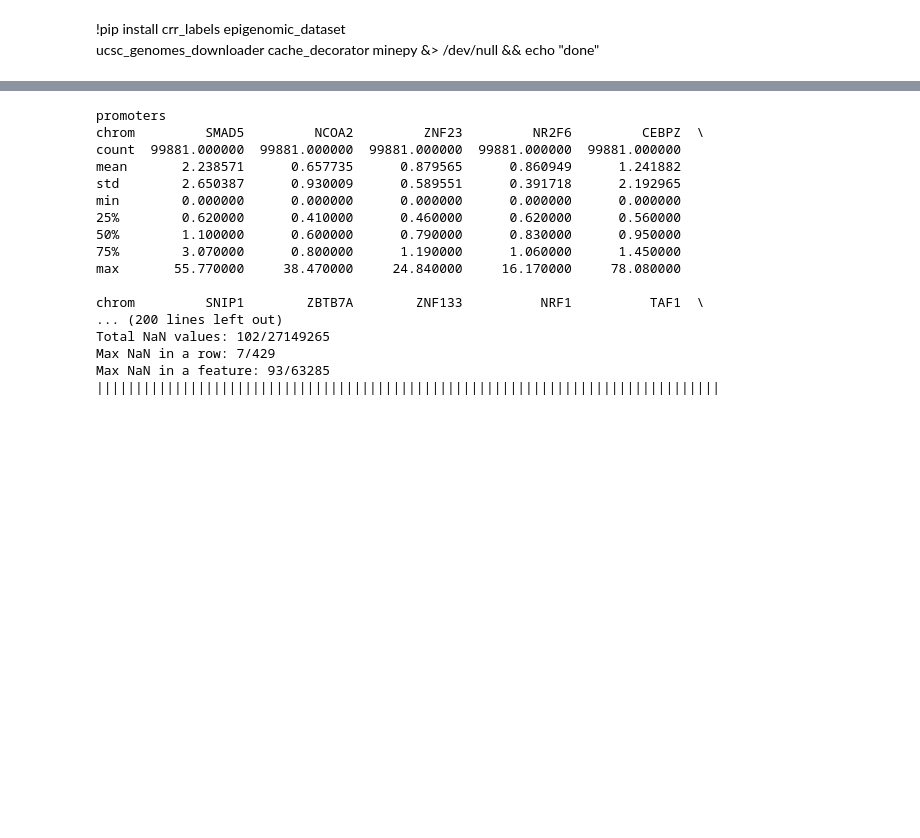
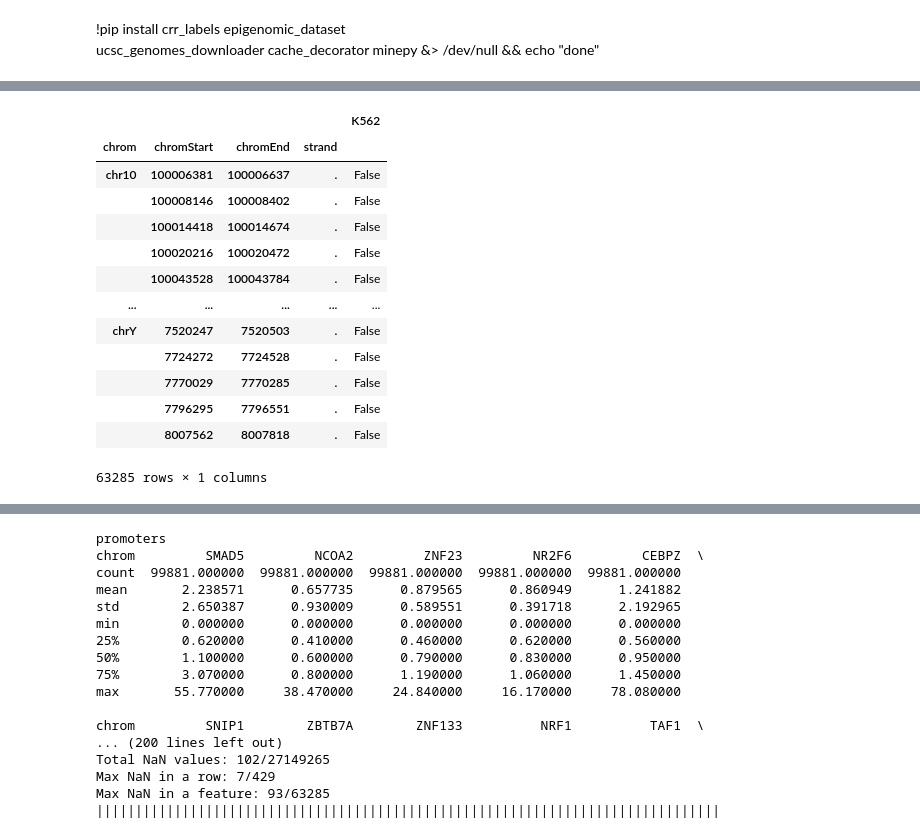
Before and after one commit to Stefano-t/multimodal-k562-cell-line-prediction, a Jupyter notebook: k562_prediction.ipynb, the cells around one changed output, grey strips where cells are left out. Cells and saved outputs as stored; diff of their text form; code cells hidden in the pictures; blank space fills up the shorter version.

```diff
--- a/k562_prediction.ipynb
+++ b/k562_prediction.ipynb
@@ -37,0 +78,17 @@ enhancers_epigenomes, enhancers_labels = load_epigenomes(
+# %%
+aeie_y
+# %% [output]
+|  |  |  |  | K562 |
+| chrom | chromStart | chromEnd | strand |  |
+| chr10 | 100006381 | 100006637 | . | False |
+|  | 100008146 | 100008402 | . | False |
+|  | 100014418 | 100014674 | . | False |
+|  | 100020216 | 100020472 | . | False |
+|  | 100043528 | 100043784 | . | False |
+| ... | ... | ... | ... | ... |
+| chrY | 7520247 | 7520503 | . | False |
+|  | 7724272 | 7724528 | . | False |
+|  | 7770029 | 7770285 | . | False |
+|  | 7796295 | 7796551 | . | False |
+|  | 8007562 | 8007818 | . | False |
+63285 rows × 1 columns
```
Also changed, not shown: parts of 19 cells of this notebook.
